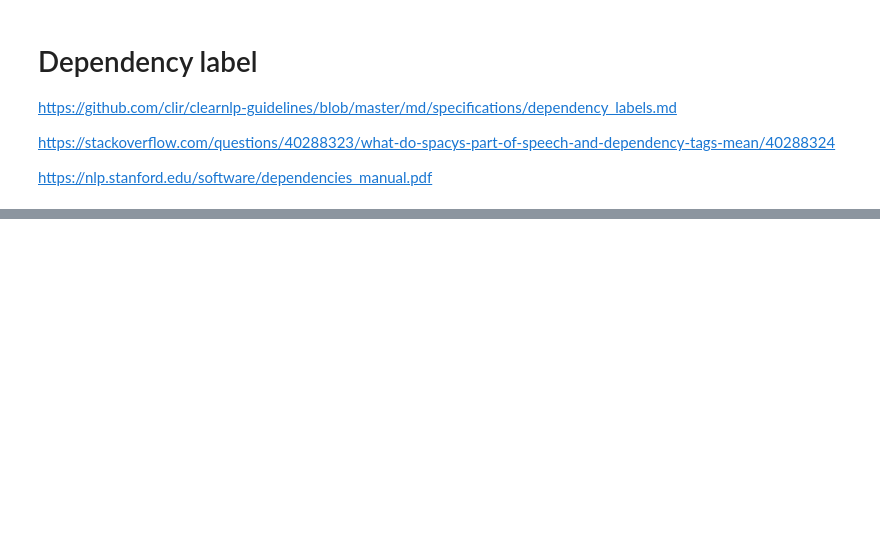
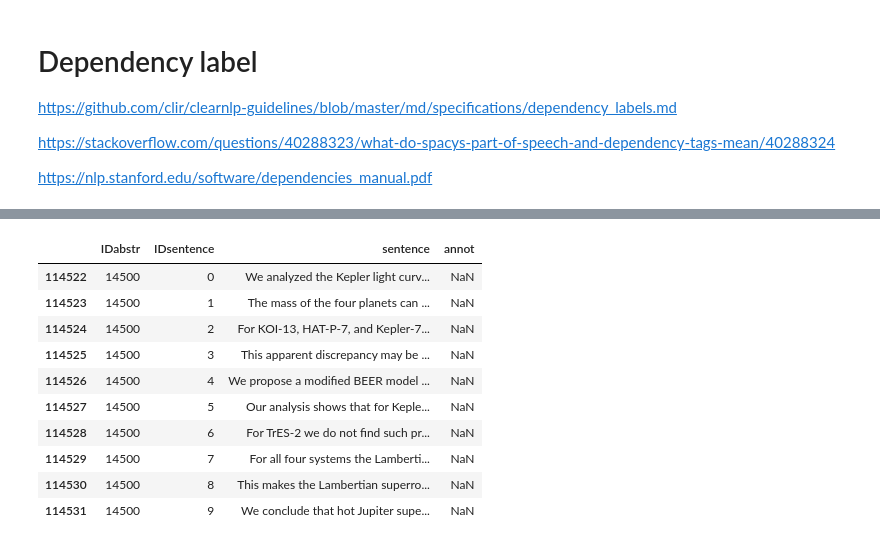
Before and after one commit to grasshoff/vorlesung2019, a Jupyter notebook: notebooks/grasshoff/DocClassify.ipynb, the cells around one changed output, grey strips where cells are left out. Drawn from its saved outputs; the diff is of its cells as text; code cells hidden in the pictures; blank space fills up the shorter version.

```diff
--- a/notebooks/grasshoff/DocClassify.ipynb
+++ b/notebooks/grasshoff/DocClassify.ipynb
@@ -84,0 +123,3 @@ df.head(20)
+# %%
+# df=pd.read_pickle("/Users/gerdgrasshoff/Dropbox/temp/dfSentences.pickl")
+df=pd.read_pickle("c:/Dropbox/temp/dfSentences.pickl")
@@ -90,0 +320,17 @@ dfAct[dfAct["subject"]=="we"]
+# %%
+@interact
+def show_abstracts(x=(1,29000,1)):
+    df=dfExoplanetsSent.loc[dfExoplanetsSent["IDabstr"] == x]
+    return(df)
+# %% [output]
+|  | IDabstr | IDsentence | sentence | annot |
+| 114522 | 14500 | 0 | We analyzed the Kepler light curv... | NaN |
+| 114523 | 14500 | 1 | The mass of the four planets can ... | NaN |
+| 114524 | 14500 | 2 | For KOI-13, HAT-P-7, and Kepler-7... | NaN |
+| 114525 | 14500 | 3 | This apparent discrepancy may be ... | NaN |
+| 114526 | 14500 | 4 | We propose a modified BEER model ... | NaN |
+| 114527 | 14500 | 5 | Our analysis shows that for Keple... | NaN |
+| 114528 | 14500 | 6 | For TrES-2 we do not find such pr... | NaN |
+| 114529 | 14500 | 7 | For all four systems the Lamberti... | NaN |
+| 114530 | 14500 | 8 | This makes the Lambertian superro... | NaN |
+| 114531 | 14500 | 9 | We conclude that hot Jupiter supe... | NaN |
```
Also changed, not shown: parts of 41 cells of this notebook, 5 other files.
